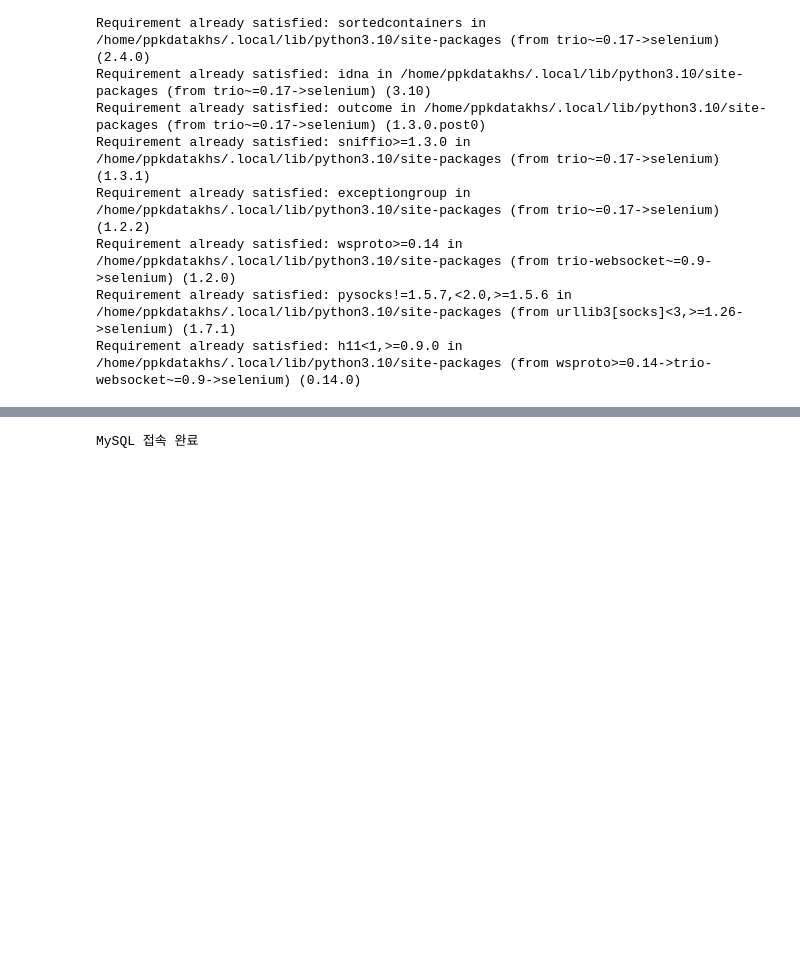
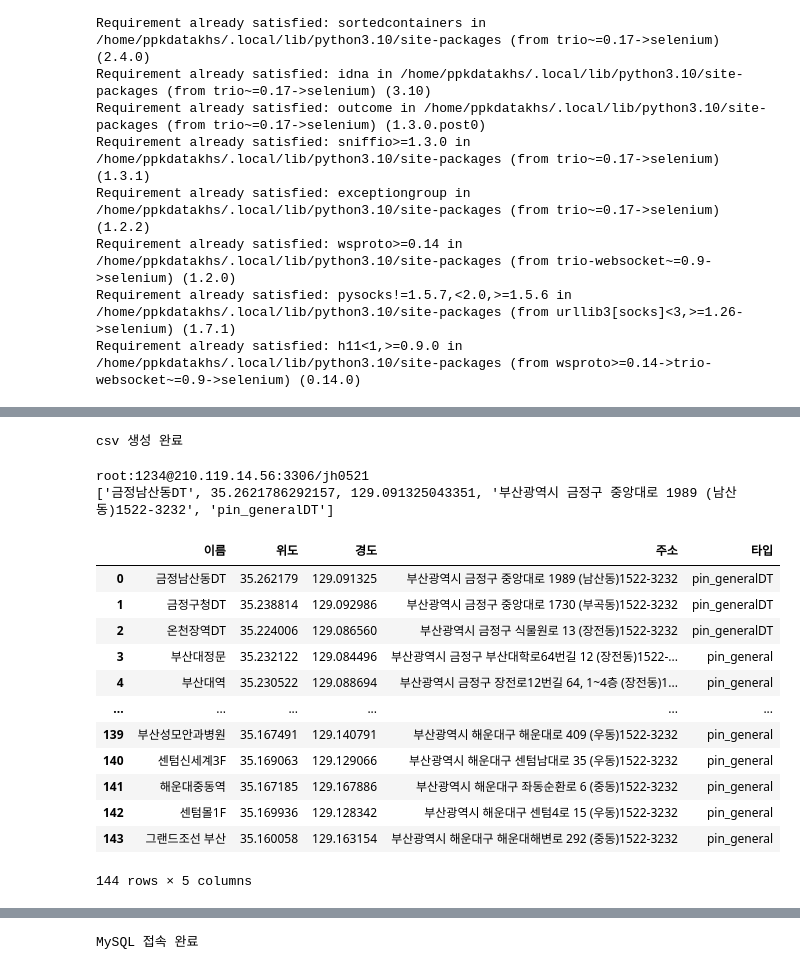
Before and after one commit to JeongHui-seong/py_hs01, a Jupyter notebook: py13_셀레니움크롤링.ipynb, the cells around one changed output, grey strips where cells are left out. Saved outputs shown, nothing was run; the diff lists cells and outputs as text; code cells hidden in the pictures; blank space fills up the shorter version.

```diff
--- a/py13_셀레니움크롤링.ipynb
+++ b/py13_셀레니움크롤링.ipynb
@@ -36,15 +36,15 @@ from datetime import datetime
 # %%
 # Chrome 옵션 설정
 options = Options()
-options.binary_location = "./data/chrome-linux64/chrome" # Chrome 경로 설정
+options.binary_location = "./chrome-win64/chrome-win64/chrome.exe" # Chrome 경로 설정
 options.add_argument("--no-sandbox") # sandbox 설정
 options.add_argument("--disable-dev-shm-usage") # 공유메모리 설정
 options.add_argument("--window-size=1920,1080") # 화면 크기 설정, 반응형 웹 대비
-options.add_argument("--headless")  # Jupyter에서 반드시 필요한 설정
-options.add_argument("--disable-gpu") # GPU 비활성화
+# options.add_argument("--headless")  # Jupyter에서 반드시 필요한 설정
+# options.add_argument("--disable-gpu") # GPU 비활성화
 
 # ChromeDriver 설정
-service = Service("./data/chromedriver-linux64/chromedriver")
+service = Service("./chromedriver.exe")
 driver = webdriver.Chrome(service=service, options=options)
 driver.get("https://www.starbucks.co.kr/index.do")
 print(driver.title)
@@ -99,8 +115,12 @@ for i, c in enumerate(contents):
     star_list[i].append(c['data-lat'])
     star_list[i].append(c['data-long'])
 
-for i in range(len(star_list)):
-    star_list[i] = tuple(star_list[i])
+# for i in range(len(star_list)):
+#     star_list[i] = tuple(star_list[i])
     # print(len(star_list[i]))
-print(star_list[22])
+
+result = []
+for c in contents:
+    result.append([c['data-name'], c['data-lat'], c['data-long'], c.find('p').text[:-9].strip(),c.find('i').get('class')[0]])
+print(result[0])
 # %% [output]
@@ -107,0 +145,50 @@ print(star_list[22])
+# %%
+timestamp = datetime.now().strftime("%Y%m%d%H%M%S")
+csv_path = f'starbucks_{timestamp}.csv'
+sb.to_csv(csv_path, index=True)
+print("csv 생성 완료")
+# %% [output]
+csv 생성 완료
+# %%
+from sqlalchemy import create_engine
+import mysql.connector
+
+user = "root"
+password = "1234"
+host = "210.119.14.56"
+port = "3306"
+database = "jh0521"
+
+total = f"{user}:{password}@{host}:{port}/{database}"
+print(total)
+engine = create_engine('mysql+mysqlconnector://' + total)
+
+query = "SELECT * FROM STAR_STORE"
+df = pd.read_sql(query, engine)
+df_result = []
+# df['storename'][0]df['latitude'][0]df['longitude'][0]df['loaction'][0]df['type'][0]
+# print(float(df['latitude'][0]))
+
+for i in range(len(df)):
+    df_result.append([df['storename'][i],float(df['latitude'][i]),float(df['longitude'][i]),df['location'][i],df['type'][i]])
+# print(df_result[0])
+
+columns = ['이름', '위도', '경도', '주소', '타입']
+sb = pd.DataFrame(df_result, columns = columns)
+sb
+# %% [output]
+root:1234@210.119.14.56:3306/jh0521
+['금정남산동DT', 35.2621786292157, 129.091325043351, '부산광역시 금정구 중앙대로 1989 (남산동)1522-3232', 'pin_generalDT']
+|  | 이름 | 위도 | 경도 | 주소 | 타입 |
+| 0 | 금정남산동DT | 35.262179 | 129.091325 | 부산광역시 금정구 중앙대로 1989 (남산동)1522-3232 | pin_generalDT |
+| 1 | 금정구청DT | 35.238814 | 129.092986 | 부산광역시 금정구 중앙대로 1730 (부곡동)1522-3232 | pin_generalDT |
+| 2 | 온천장역DT | 35.224006 | 129.086560 | 부산광역시 금정구 식물원로 13 (장전동)1522-3232 | pin_generalDT |
+| 3 | 부산대정문 | 35.232122 | 129.084496 | 부산광역시 금정구 부산대학로64번길 12 (장전동)1522-... | pin_general |
+| 4 | 부산대역 | 35.230522 | 129.088694 | 부산광역시 금정구 장전로12번길 64, 1~4층 (장전동)1... | pin_general |
+| ... | ... | ... | ... | ... | ... |
+| 139 | 부산성모안과병원 | 35.167491 | 129.140791 | 부산광역시 해운대구 해운대로 409 (우동)1522-3232 | pin_general |
+| 140 | 센텀신세계3F | 35.169063 | 129.129066 | 부산광역시 해운대구 센텀남대로 35 (우동)1522-3232 | pin_general |
+| 141 | 해운대중동역 | 35.167185 | 129.167886 | 부산광역시 해운대구 좌동순환로 6 (중동)1522-3232 | pin_general |
+| 142 | 센텀몰1F | 35.169936 | 129.128342 | 부산광역시 해운대구 센텀4로 15 (우동)1522-3232 | pin_general |
+| 143 | 그랜드조선 부산 | 35.160058 | 129.163154 | 부산광역시 해운대구 해운대해변로 292 (중동)1522-3232 | pin_general |
+144 rows × 5 columns
```
Also changed, not shown: parts of 6 cells of this notebook, 6 other files.
